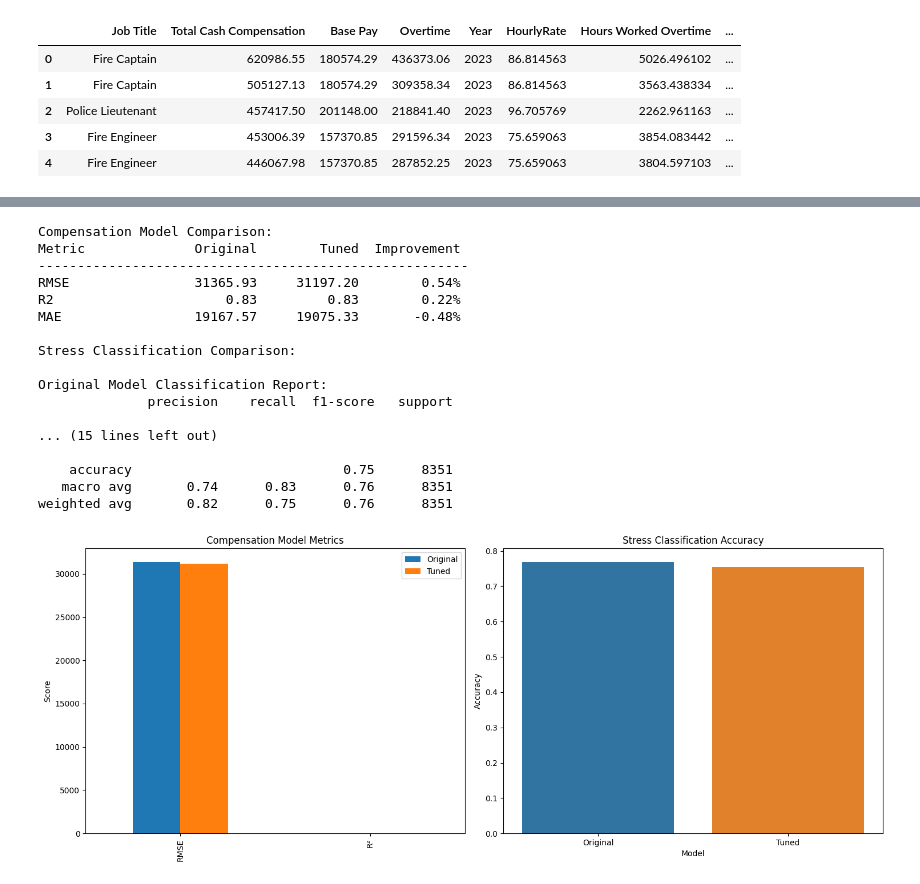
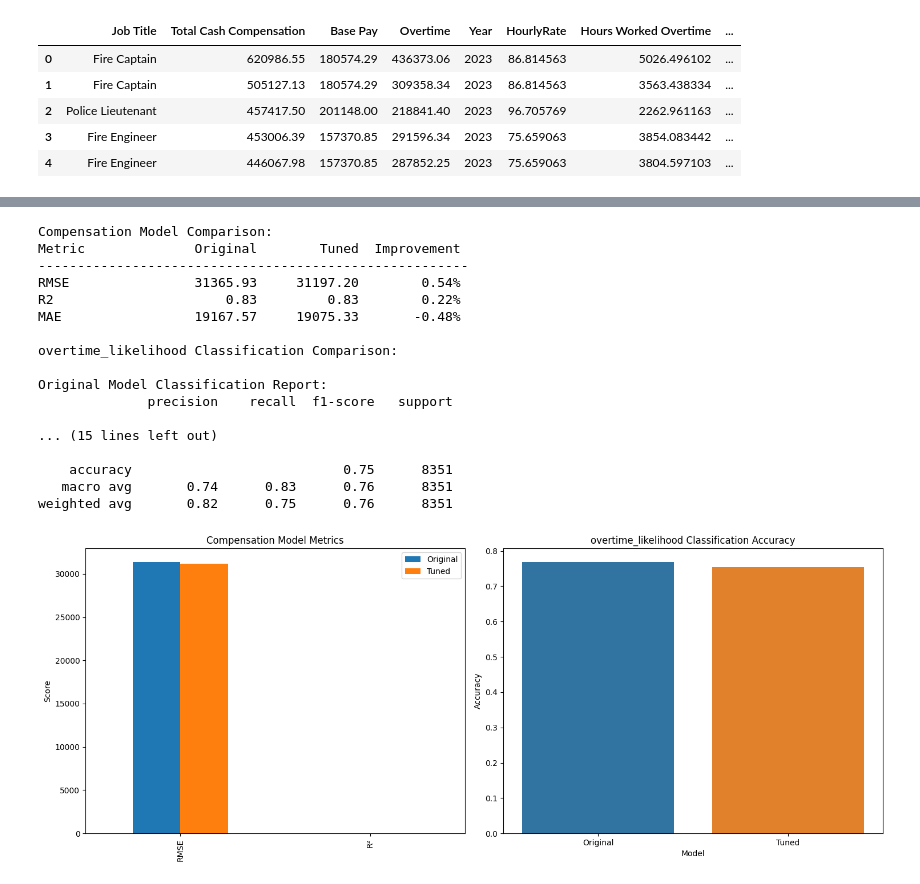
Before and after one commit to suhaasteja/cmpe255, a Jupyter notebook: dataMining.ipynb, the cells around one changed output, grey strips where cells are left out. Saved outputs shown, nothing was run; the diff lists cells and outputs as text; code cells hidden in the pictures.

Commit message:
changed stress to overtime_likelihood

```diff
--- a/dataMining.ipynb
+++ b/dataMining.ipynb
@@ -786,7 +728,7 @@ def compare_models(original_predictor, tuned_predictor, data, test_size=0.2):
     """Compare performance of original and tuned models"""
 
     # Prepare data
-    X, years, y_comp, y_stress = original_predictor.prepare_data(data)
+    X, years, y_comp, y_overtime_likelihood = original_predictor.prepare_data(data)
 
     # Fit and get polynomial features and trend predictions
     years_poly = original_predictor.poly.fit_transform(years.values.reshape(-1, 1))
@@ -795,20 +737,20 @@ def compare_models(original_predictor, tuned_predictor, data, test_size=0.2):
     X_with_trend = np.hstack((X, trend_predictions.reshape(-1, 1)))
 
     # Split data
-    X_train, X_test, y_comp_train, y_comp_test, y_stress_train, y_stress_test = train_test_split(
-        X_with_trend, y_comp, y_stress, test_size=test_size, random_state=42
+    X_train, X_test, y_comp_train, y_comp_test, y_overtime_likelihood_train, y_overtime_likelihood_test = train_test_split(
+        X_with_trend, y_comp, y_overtime_likelihood, test_size=test_size, random_state=42
     )
 
     # Train and predict with original model
     original_predictor.comp_model.fit(X_train, y_comp_train)
-    original_predictor.stress_model.fit(X_train, y_stress_train)
+    original_predictor.overtime_likelihood_model.fit(X_train, y_overtime_likelihood_train)
 
     orig_comp_pred = original_predictor.comp_model.predict(X_test)
-    orig_stress_pred = original_predictor.stress_model.predict(X_test)
+    orig_overtime_likelihood_pred = original_predictor.overtime_likelihood_model.predict(X_test)
 
     # Use already tuned model for predictions
     tuned_comp_pred = tuned_predictor.comp_model.predict(X_test)
-    tuned_stress_pred = tuned_predictor.stress_model.predict(X_test)
+    tuned_overtime_likelihood_pred = tuned_predictor.overtime_likelihood_model.predict(X_test)
 
     # Calculate metrics
     results = {
@@ -818,9 +760,9 @@ def compare_models(original_predictor, tuned_predictor, data, test_size=0.2):
                 'r2': r2_score(y_comp_test, orig_comp_pred),
                 'mae': np.mean(np.abs(y_comp_test - orig_comp_pred))
             },
-            'stress': {
-                'accuracy': accuracy_score(y_stress_test, orig_stress_pred),
-                'report': classification_report(y_stress_test, orig_stress_pred)
+            'overtime_likelihood': {
+                'accuracy': accuracy_score(y_overtime_likelihood_test, orig_overtime_likelihood_pred),
+                'report': classification_report(y_overtime_likelihood_test, orig_overtime_likelihood_pred)
             }
         },
         'tuned': {
@@ -829,9 +771,9 @@ def compare_models(original_predictor, tuned_predictor, data, test_size=0.2):
                 'r2': r2_score(y_comp_test, tuned_comp_pred),
                 'mae': np.mean(np.abs(y_comp_test - tuned_comp_pred))
             },
-            'stress': {
-                'accuracy': accuracy_score(y_stress_test, tuned_stress_pred),
-                'report': classification_report(y_stress_test, tuned_stress_pred)
+            'overtime_likelihood': {
+                'accuracy': accuracy_score(y_overtime_likelihood_test, tuned_overtime_likelihood_pred),
+                'report': classification_report(y_overtime_likelihood_test, tuned_overtime_likelihood_pred)
             }
         }
     }
@@ -846,11 +788,11 @@ def compare_models(original_predictor, tuned_predictor, data, test_size=0.2):
         improvement = ((tuned - orig) / orig * 100) if metric != 'rmse' else ((orig - tuned) / orig * 100)
         print(f"{metric.upper():<15} {orig:>12.2f} {tuned:>12.2f} {improvement:>11.2f}%")
 
-    print("\nStress Classification Comparison:")
+    print("\novertime_likelihood Classification Comparison:")
     print("\nOriginal Model Classification Report:")
-    print(results['original']['stress']['report'])
+    print(results['original']['overtime_likelihood']['report'])
     print("\nTuned Model Classification Report:")
-    print(results['tuned']['stress']['report'])
+    print(results['tuned']['overtime_likelihood']['report'])
 
     # Create visualizations
     fig, (ax1, ax2) = plt.subplots(1, 2, figsize=(15, 6))
@@ -867,39 +809,39 @@ def compare_models(original_predictor, tuned_predictor, data, test_size=0.2):
     ax1.set_title('Compensation Model Metrics')
     ax1.set_ylabel('Score')
 
-    # Stress accuracy comparison
+    # overtime_likelihood accuracy comparison
     accuracies = pd.DataFrame({
         'Model': ['Original', 'Tuned'],
-        'Accuracy': [results['original']['stress']['accuracy'],
-                    results['tuned']['stress']['accuracy']]
+        'Accuracy': [results['original']['overtime_likelihood']['accuracy'],
+                    results['tuned']['overtime_likelihood']['accuracy']]
     })
     sns.barplot(x='Model', y='Accuracy', data=accuracies, ax=ax2)
-    ax2.set_title('Stress Classification Accuracy')
+    ax2.set_title('overtime_likelihood Classification Accuracy')
 
     plt.tight_layout()
     plt.show()
 
     return results
 
 # Run comparison
 original_predictor = CompensationPredictor()
 comparison_results = compare_models(original_predictor, tuned_predictor, data)
 # %% [output]
 Compensation Model Comparison:
 Metric              Original        Tuned  Improvement
 -------------------------------------------------------
 RMSE                31365.93     31197.20        0.54%
 R2                      0.83         0.83        0.22%
 MAE                 19167.57     19075.33       -0.48%
 
-Stress Classification Comparison:
+overtime_likelihood Classification Comparison:
 
 Original Model Classification Report:
               precision    recall  f1-score   support
 
 ... (15 lines left out)
 
     accuracy                           0.75      8351
    macro avg       0.74      0.83      0.76      8351
 weighted avg       0.82      0.75      0.76      8351
-[figure, old version]
+[figure, new version]
```
Also changed, not shown: parts of 13 cells of this notebook, 10 other files.
